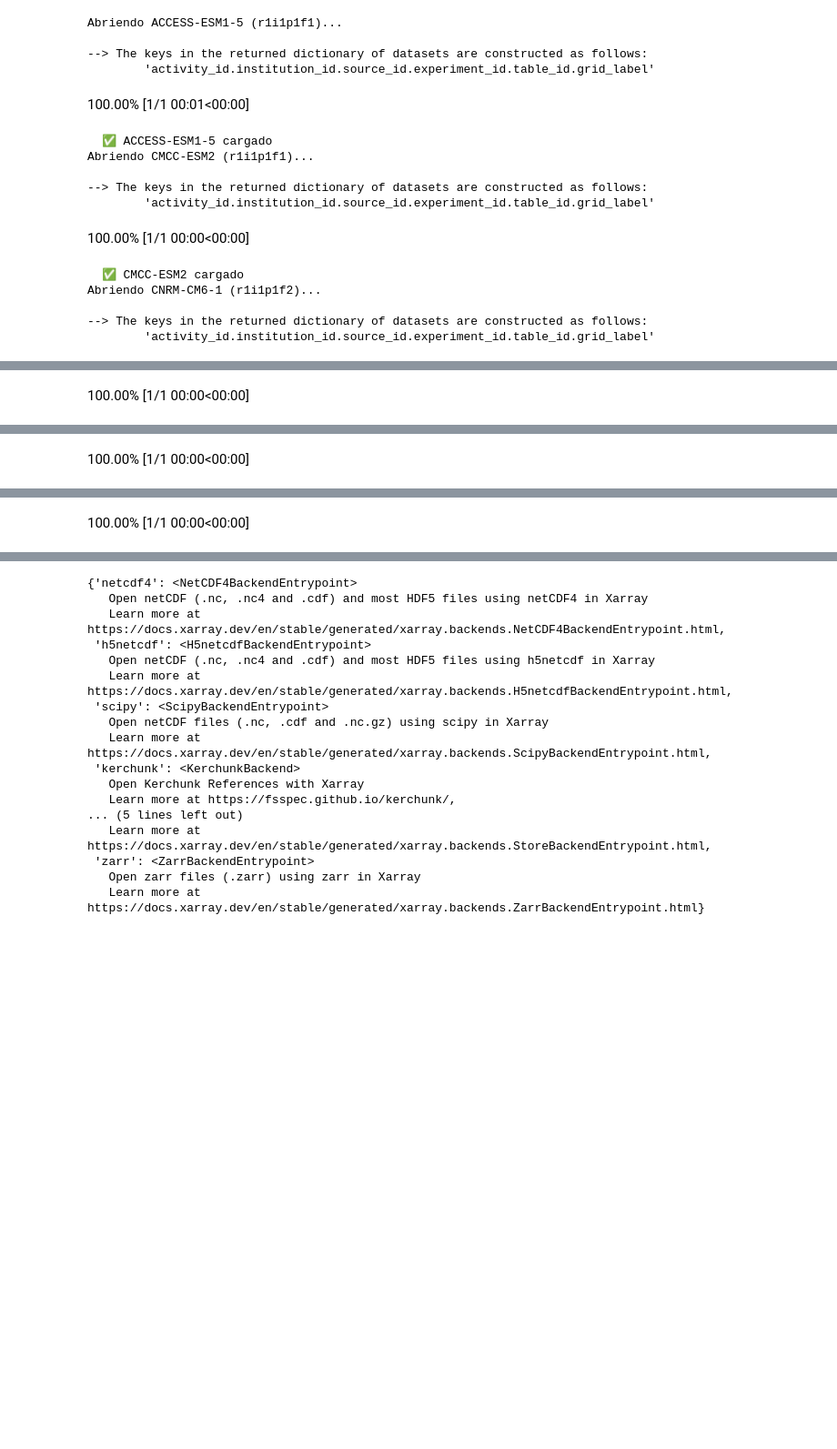
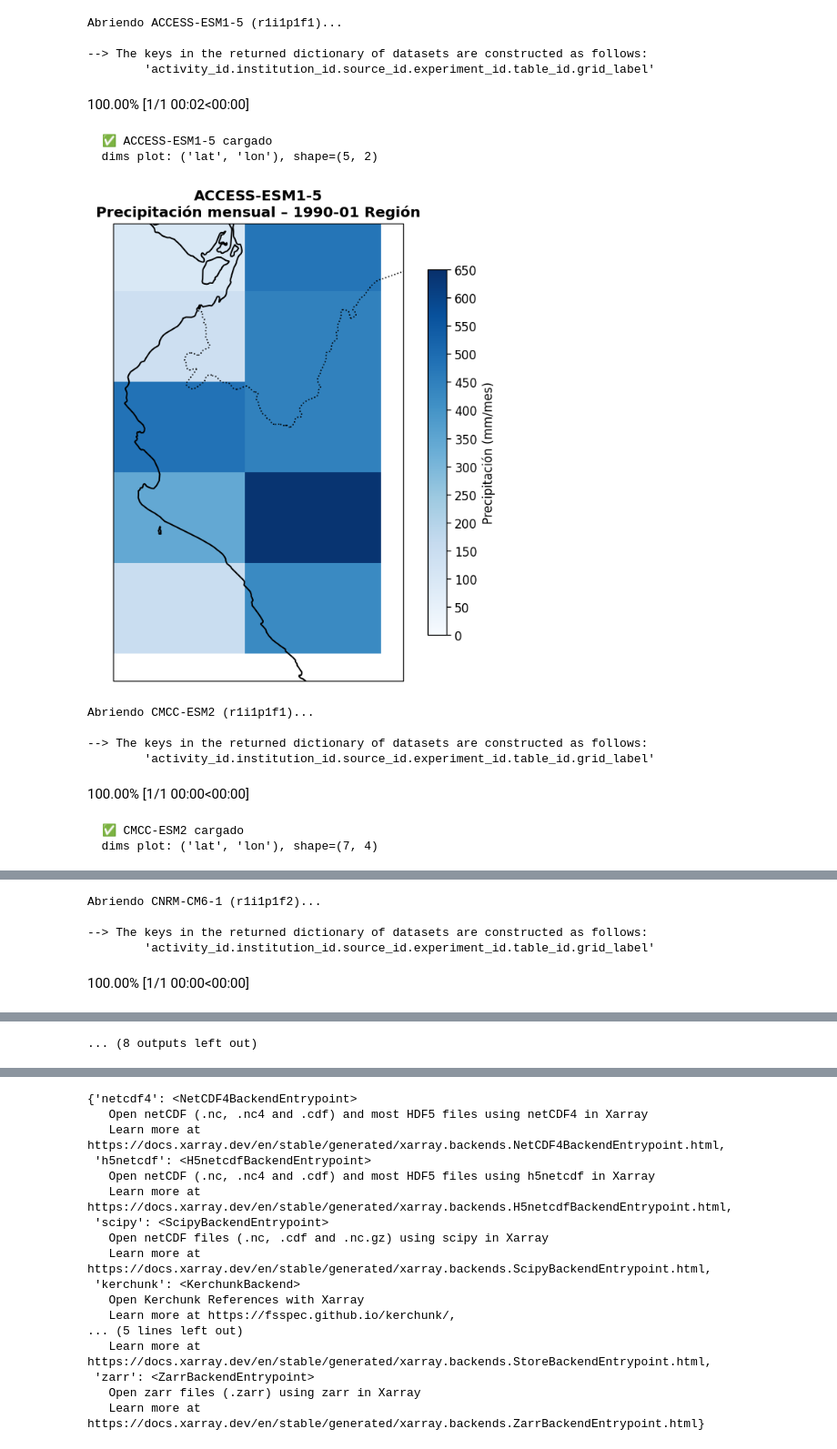
Before and after one commit to Jorgellamocca/Cambio-Clim-tico, a Jupyter notebook: cmip6_modelos_obs_2.ipynb, the cells around one changed output, grey strips where cells are left out. Shown: that part at 91% size. Saved outputs shown, nothing was run; the diff lists cells and outputs as text; code cells hidden in the pictures; blank space fills up the shorter version.

```diff
--- a/cmip6_modelos_obs_2.ipynb
+++ b/cmip6_modelos_obs_2.ipynb
@@ -27,8 +3,15 @@ Requirement already satisfied: MarkupSafe>=2.0 in /usr/local/lib/python3.12/dist
 # %%
+# ============================================================
+# INSTALACIÓN + IMPORTS
+# ============================================================
+!pip install -q intake intake-esm xarray netcdf4 zarr cartopy shapely pyproj fsspec==2025.3.0 numcodecs requests==2.32.4 aiohttp
 
 import intake
 import xarray as xr
 import numpy as np
+import pandas as pd
 import matplotlib.pyplot as plt
 import cartopy.crs as ccrs
 import cartopy.feature as cfeature
+
+plt.rcParams["figure.dpi"] = 120
@@ -63,47 +110,81 @@ MODELOS = {
 # %%
-# ------------------------------------------------------------
-# CARGA DE DATASETS
-# ------------------------------------------------------------
+# ============================================================
+# LEER 5 MODELOS CMIP6 MENSUAL (pr), DEFINIR VARIABLE POR MODELO
+# ============================================================
+cat_url = "https://storage.googleapis.com/cmip6/pangeo-cmip6.json"
+cat = intake.open_esm_datastore(cat_url)
+
+MODELOS = {
+    "ACCESS-ESM1-5": "r1i1p1f1",
+    "CMCC-ESM2":     "r1i1p1f1",
+    "CNRM-CM6-1":    "r1i1p1f2",
+    "MRI-ESM2-0":    "r1i1p1f1",
+    "NorESM2-MM":    "r1i1p1f1"
+}
+
 datasets = {}
+pr_por_modelo = {}   # aquí guardaremos pr mensual (mm/mes) por modelo
 
 for modelo, member in MODELOS.items():
-    print(f"Abriendo {modelo} ({member})...")
+    print(f"\nAbriendo {modelo} ({member})...")
 
     cat_tmp = cat.search(
         activity_id="CMIP",
         source_id=modelo,
         experiment_id="historical",
         table_id="Amon",
         variable_id="pr",
         member_id=member
     )
 
     if len(cat_tmp.df) == 0:
-        print(f"  ❌ {modelo}: no disponible")
+        print(f"  ❌ {modelo}: no disponible en este filtro")
         continue
 
     ds_dict = cat_tmp.to_dataset_dict(
         zarr_kwargs={"consolidated": False},
         storage_options={"token": "anon"},
         xarray_open_kwargs={"use_cftime": True}
     )
 
-    datasets[modelo] = list(ds_dict.values())[0]
+    ds = list(ds_dict.values())[0]
+    ds = fix_lon_cmip(ds)
+    datasets[modelo] = ds
     print(f"  ✅ {modelo} cargado")
+
+    # ---- pr mensual mm/mes para TODOS
+    days_in_month = ds.time.dt.days_in_month
+    pr_modelo = ds["pr"] * 86400 * days_in_month
+    pr_modelo.attrs["units"] = "mm/mes"
+
+    pr_por_modelo[modelo] = pr_modelo
+
+    # ---- mapa ejemplo ----
+    pr_area = pr_modelo.sel(**DOMINIO)
+    pr_plot = pr_area.sel(time=FECHA_EJEMPLO)
+    pr_plot = squeeze_cmip_da(pr_plot)
+
+
+    # verificación dims
+    print(f"  dims plot: {pr_plot.dims}, shape={pr_plot.shape}")
+
+    plot_map_pr(
+        pr_plot,
+        title=f"{modelo}\nPrecipitación mensual – {FECHA_EJEMPLO} Región"
+    )
 # %% [output]
 Abriendo ACCESS-ESM1-5 (r1i1p1f1)...
 
 --> The keys in the returned dictionary of datasets are constructed as follows:
         'activity_id.institution_id.source_id.experiment_id.table_id.grid_label'
-100.00% [1/1 00:01<00:00]
+100.00% [1/1 00:02<00:00]
   ✅ ACCESS-ESM1-5 cargado
-Abriendo CMCC-ESM2 (r1i1p1f1)...
-
---> The keys in the returned dictionary of datasets are constructed as follows:
-        'activity_id.institution_id.source_id.experiment_id.table_id.grid_label'
+  dims plot: ('lat', 'lon'), shape=(5, 2)
+[figure, added]
+Abriendo CMCC-ESM2 (r1i1p1f1)...
+
+--> The keys in the returned dictionary of datasets are constructed as follows:
+        'activity_id.institution_id.source_id.experiment_id.table_id.grid_label'
 100.00% [1/1 00:00<00:00]
-  ✅ CMCC-ESM2 cargado
-Abriendo CNRM-CM6-1 (r1i1p1f2)...
-
---> The keys in the returned dictionary of datasets are constructed as follows:
-        'activity_id.institution_id.source_id.experiment_id.table_id.grid_label'
+  ✅ CMCC-ESM2 cargado
+  dims plot: ('lat', 'lon'), shape=(7, 4)
@@ -110 +192,5 @@ Abriendo CNRM-CM6-1 (r1i1p1f2)...
+Abriendo CNRM-CM6-1 (r1i1p1f2)...
+
+--> The keys in the returned dictionary of datasets are constructed as follows:
+        'activity_id.institution_id.source_id.experiment_id.table_id.grid_label'
 100.00% [1/1 00:00<00:00]
@@ -116 +196,0 @@ Abriendo MRI-ESM2-0 (r1i1p1f1)...
-100.00% [1/1 00:00<00:00]
@@ -122 +196,0 @@ Abriendo NorESM2-MM (r1i1p1f1)...
-100.00% [1/1 00:00<00:00]
@@ -123,0 +200 @@ Abriendo NorESM2-MM (r1i1p1f1)...
+... (8 outputs left out)
```
Also changed, not shown: parts of 22 cells of this notebook.
